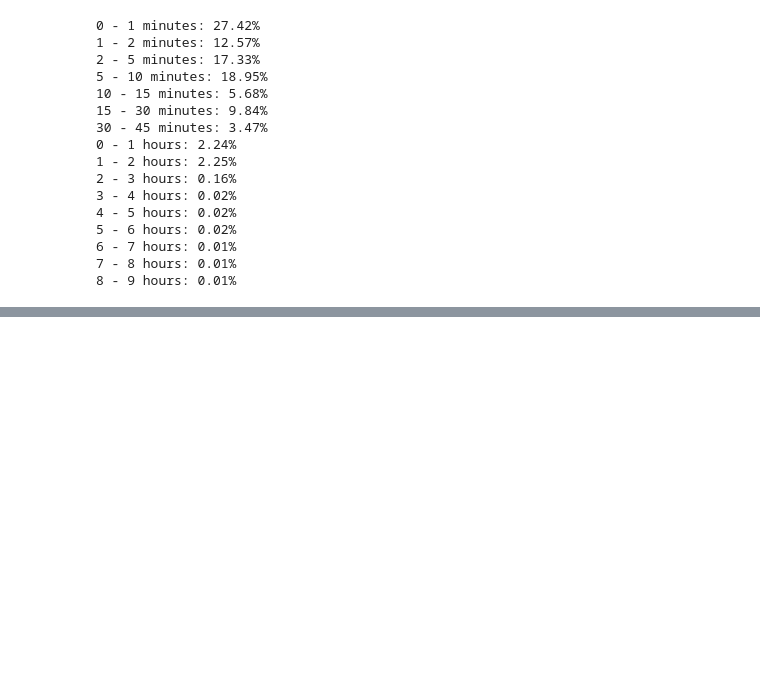
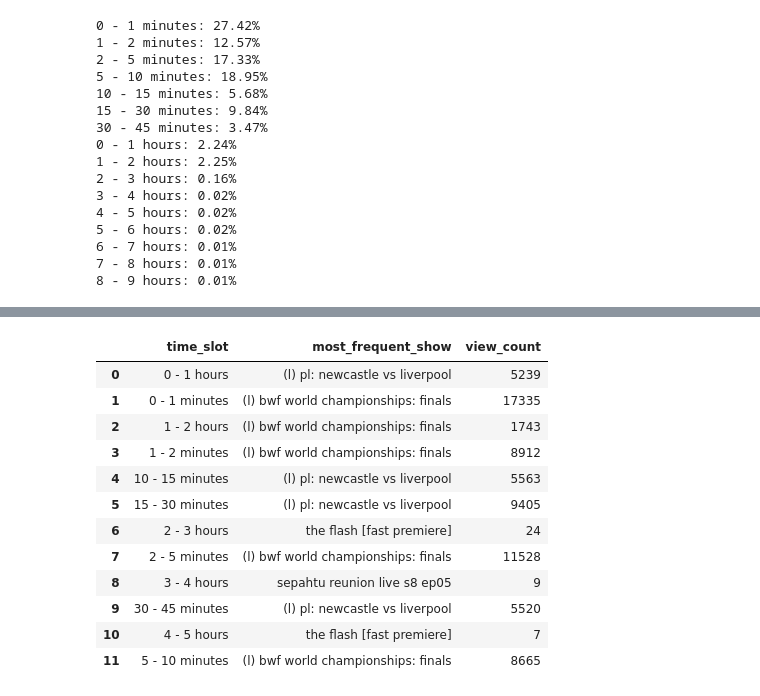
Before and after one commit to shrivatsashetty/Projects, a Jupyter notebook: Synamedia_Project.ipynb, the cells around one changed output, grey strips where cells are left out. Saved outputs shown, nothing was run; the diff lists cells and outputs as text; code cells hidden in the pictures; blank space fills up the shorter version.

```diff
--- a/Synamedia_Project.ipynb
+++ b/Synamedia_Project.ipynb
@@ -1273,0 +1348,40 @@ for i, (start, end) in enumerate(ranges):
+# %%
+
+# Define the time slots based on duration
+time_slots = {
+    '0 - 1 minutes': (0, 60),
+    '1 - 2 minutes': (60, 120),
+    '2 - 5 minutes': (120, 300),
+    '5 - 10 minutes': (300, 600),
+    '10 - 15 minutes': (600, 900),
+    '15 - 30 minutes': (900, 1800),
+    '30 - 45 minutes': (1800, 2700),
+    '0 - 1 hours': (3600, 7200),
+    '1 - 2 hours': (7200, 14400),
+    '2 - 3 hours': (14400, 21600),
+    '3 - 4 hours': (21600, 28800),
+    '4 - 5 hours': (28800, 36000),
+    '5 - 6 hours': (36000, 43200),
+    '6 - 7 hours': (43200, 50400),
+    '7 - 8 hours': (50400, 57600),
+    '8 - 9 hours': (57600, 64800)
+}
+
+# Create a function to assign time slots to each row
+def assign_time_slot(duration):
+    for slot, (min_duration, max_duration) in time_slots.items():
+        if min_duration <= duration < max_duration:
+            return slot
+    return None
+
+# Apply the function to create a new column 'time_slot'
+nz_duration_df['time_slot'] = nz_duration_df['duration_seconds'].apply(assign_time_slot)
+
+# Initialize an empty DataFrame to store the results
+top_shows_by_time_slot = pd.DataFrame(columns=['time_slot', 'most_frequent_show', 'view_count'])
+
+# Group by 'time_slot' and 'content', then find the most frequent show within each group
+for group_name, group_df in nz_duration_df.groupby('time_slot'):
+    most_frequent_show = group_df['content'].mode().iloc[0]
+    view_count = group_df['content'][group_df['content'] == most_frequent_show].count()
+    top_shows_by_time_slot = top_shows_by_time_slot.append({'time_slot': group_name, 'most_frequent_show': most_frequent_show, 'view_count': view_count}, ignore_index=True)
@@ -1273,0 +1394,16 @@ for i, (start, end) in enumerate(ranges):
+# %%
+top_shows_by_time_slot
+# %% [output]
+|  | time_slot | most_frequent_show | view_count |
+| 0 | 0 - 1 hours | (l) pl: newcastle vs liverpool | 5239 |
+| 1 | 0 - 1 minutes | (l) bwf world championships: finals | 17335 |
+| 2 | 1 - 2 hours | (l) bwf world championships: finals | 1743 |
+| 3 | 1 - 2 minutes | (l) bwf world championships: finals | 8912 |
+| 4 | 10 - 15 minutes | (l) pl: newcastle vs liverpool | 5563 |
+| 5 | 15 - 30 minutes | (l) pl: newcastle vs liverpool | 9405 |
+| 6 | 2 - 3 hours | the flash [fast premiere] | 24 |
+| 7 | 2 - 5 minutes | (l) bwf world championships: finals | 11528 |
+| 8 | 3 - 4 hours | sepahtu reunion live s8 ep05 | 9 |
+| 9 | 30 - 45 minutes | (l) pl: newcastle vs liverpool | 5520 |
+| 10 | 4 - 5 hours | the flash [fast premiere] | 7 |
+| 11 | 5 - 10 minutes | (l) bwf world championships: finals | 8665 |
```
Also changed, not shown: parts of 14 cells of this notebook.
